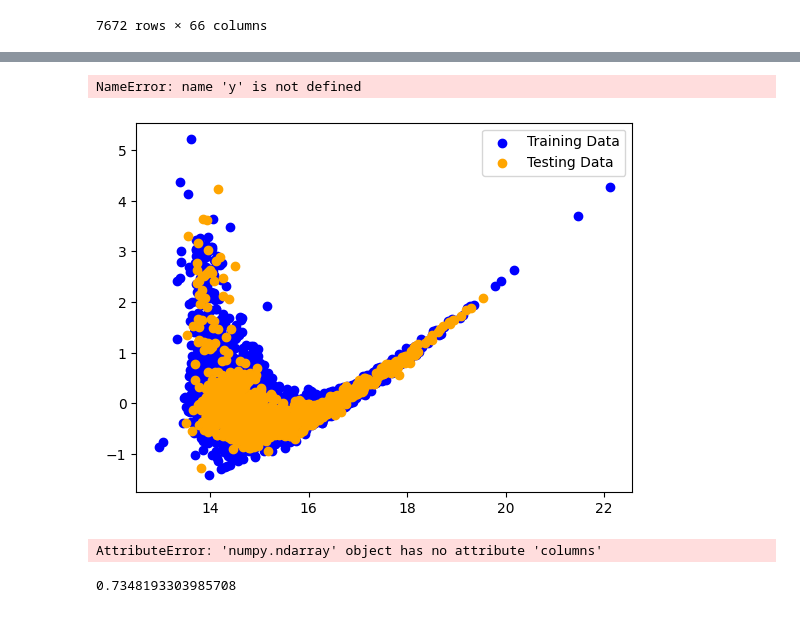
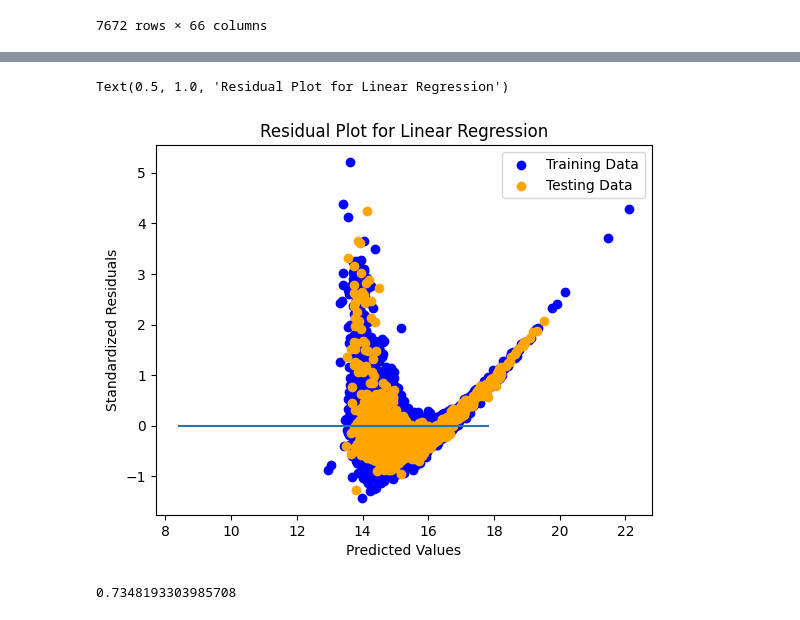
Before and after one commit to RiyaAg/EECS-545---Predicting-NBA-Player-s-Salary, a Jupyter notebook: models/Linear_Regression_modified.ipynb, the cells around one changed output, grey strips where cells are left out. Drawn from its saved outputs; the diff is of its cells as text; code cells hidden in the pictures.

Commit message:
Reshuffled common and preprocessing stuff

```diff
--- a/models/Linear_Regression_modified.ipynb
+++ b/models/Linear_Regression_modified.ipynb
@@ -44,6 +45,6 @@ Hello from common
 # %%
 # nba_initial = pd.read_csv('cleaned.csv', index_col=[0])
-nba = common.get_cleaned_baseline_data('../data/cleaned_data/base_cleaned.csv')
+nba = preprocessing.get_cleaned_baseline_data('../data/cleaned_data/base_cleaned.csv')
 nba
 # %% [output]
 |  | playerName | seasonStartYear | salary | inflationAdjSalary | startYear | height | weight | MP | ... |
@@ -71,11 +63,4 @@ nba
 # %%
-#cols: MP(minutes played), PTS(points), Age, team, games(games played), games_started, PER(player efficiency rating),
-# FTr(free throw rating), AST(assists), STL(steals), TRB(total rebounds), FT(free throws), 3P(three points), FG(field goals)
-# X = nba[['MP', 'PTS', 'Age', 'games', 'games_started', 'PER', 'FTr', 'AST', 'STL', 'TRB', 'FT', '3P', 'FG']]
-# y = nba[['inflationAdjSalary_log']]
-nba = common.add_log_y_values(nba)
 
-# X, y = common.get_X_y_vals(nba)
-X_train, X_test, y_train, y_test = common.split_data(nba)
-# type(X)
-# common.split_data(nba)
+nba = preprocessing.add_log_y_values(nba)
+X_train, X_test, y_train, y_test = preprocessing.split_data(nba)
@@ -111,14 +87,14 @@ MSE: 0.4188607129192792, R2: 0.7348193303985698
 # %%
 plt.scatter(regressor.predict(X_train), regressor.predict(X_train) - y_train, c="blue", label="Training Data")
 plt.scatter(regressor.predict(X_test), regressor.predict(X_test) - y_test, c="orange", label="Testing Data")
 plt.legend()
-plt.hlines(y=0, xmin=y.min(), xmax=y.max())
+plt.hlines(y=0, xmin=y_train.min(), xmax=y_train.max())
 plt.xlabel("Predicted Values")
 plt.ylabel("Standardized Residuals")
 plt.title("Residual Plot for Linear Regression")
 # %% [output]
-NameError: name 'y' is not defined
+Text(0.5, 1.0, 'Residual Plot for Linear Regression')
-[figure, old version]
+[figure, new version]
 # %%
 #attempted scaling of all feautures vs taking the log of just the prices (target) and the latter gives better performance
 from sklearn.preprocessing import MinMaxScaler
@@ -142,9 +118,7 @@ lm.fit(X_train, y_train)
 rfe = RFE(lm, n_features_to_select=64)
 rfe = rfe.fit(X_train, y_train)
 # %%
-list(zip(X_train.columns,rfe.support_,rfe.ranking_))
+# list(zip(rfe.support_,rfe.ranking_))
-# %% [output]
-AttributeError: 'numpy.ndarray' object has no attribute 'columns'
 # %%
 y_pred = rfe.predict(X_test)
 
```
Also changed, not shown: parts of 21 cells of this notebook, 2 other files.
